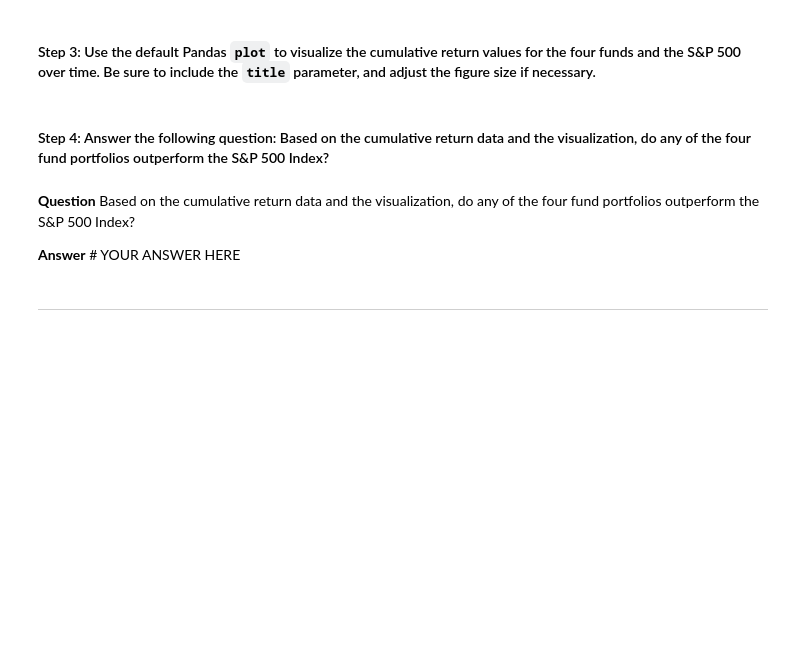
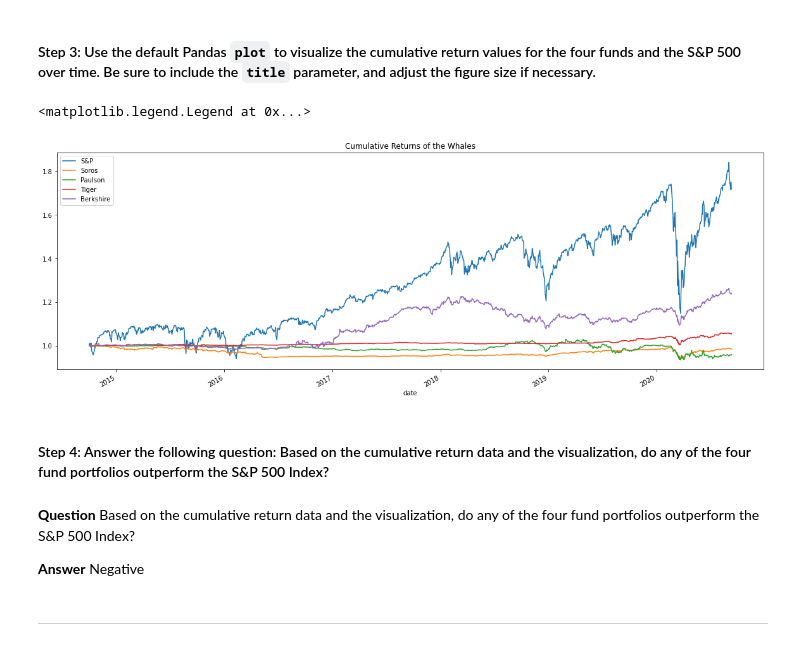
Before and after one commit to mmarovich/risk_and_return_app, a Jupyter notebook: risk_return_analysis.ipynb, the cells around one changed output. Saved outputs shown, nothing was run; the diff lists cells and outputs as text; code cells hidden in the pictures; blank space fills up the shorter version.

```diff
--- a/risk_return_analysis.ipynb
+++ b/risk_return_analysis.ipynb
@@ -161,4 +170,14 @@ Analyze the data to determine if any of the portfolios outperform the broader st
 # %%
 # Calculate and plot the cumulative returns of the 4 fund portfolios and the S&P 500
 # Review the last 5 rows of the cumulative returns DataFrame
-# YOUR CODE HERE
+market_cumulative = (1 + whales_daily_returns["S&P 500"]).cumprod()
+soros_cumulative = (1 + whales_daily_returns["SOROS FUND MANAGEMENT LLC"]).cumprod()
+paulson_cumulative = (1 + whales_daily_returns["PAULSON & CO.INC."]).cumprod()
+tiger_cumulatiave = (1 + whales_daily_returns["TIGER GLOBAL MANAGEMENT LLC"]).cumprod()
+berkshire_cumulative =(1 + whales_daily_returns["BERKSHIRE HATHAWAY INC"]).cumprod()
+
+display(market_cumulative.tail())
+display(soros_cumulative.tail())
+display(paulson_cumulative.tail())
+display(tiger_cumulatiave.tail())
+display(berkshire_cumulative.tail())
@@ -167,13 +222,22 @@ Analyze the data to determine if any of the portfolios outperform the broader st
 # %%
 # Visualize the cumulative returns using the Pandas plot function
 # Include a title parameter and adjust the figure size
-# YOUR CODE HERE
+ax = market_cumulative.plot(figsize=(20,7), title="Cumulative Returns of the Whales")
+soros_cumulative.plot(ax=ax)
+paulson_cumulative.plot(ax=ax)
+tiger_cumulatiave.plot(ax=ax)
+berkshire_cumulative.plot(ax=ax)
+
+ax.legend(["S&P", "Soros", "Paulson", "Tiger", "Berkshire"])
+# %% [output]
+<matplotlib.legend.Legend at 0x...>
+[figure, added]
 # %% [markdown]
 #### Step 4: Answer the following question: Based on the cumulative return data and the visualization, do any of the four fund portfolios outperform the S&P 500 Index?
 # %% [markdown]
 **Question** Based on the cumulative return data and the visualization, do any of the four fund portfolios outperform the S&P 500 Index?
 
-**Answer** # YOUR ANSWER HERE
+**Answer** Negative
 # %% [markdown]
 ---
 # %% [markdown]
```
Also changed, not shown: parts of 3 cells of this notebook.
